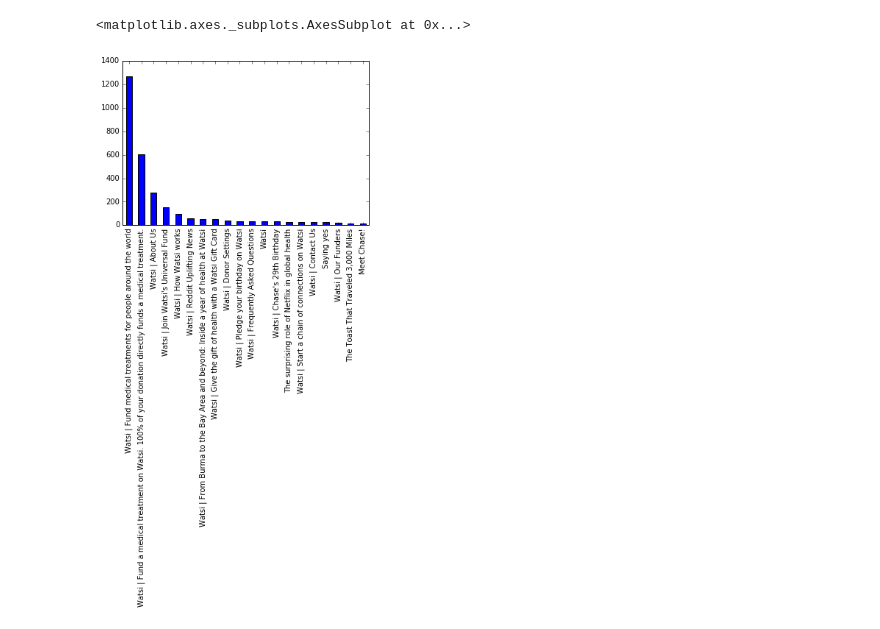
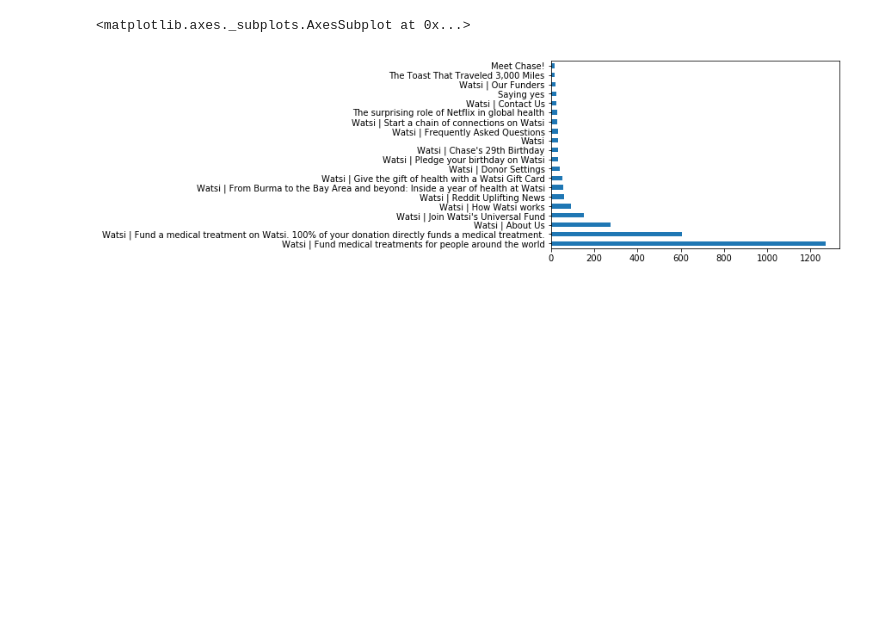
Before and after one commit to alcpinto/python-basics, a Jupyter notebook: notebooks/04analysis.ipynb, the cells around one changed output. Cells and saved outputs as stored; diff of their text form; code cells hidden in the pictures; blank space fills up the shorter version.

```diff
--- a/notebooks/04analysis.ipynb
+++ b/notebooks/04analysis.ipynb
@@ -34,10 +34,10 @@ The Toast That Traveled 3,000 Miles
 Meet Chase!                                                                                               16
 Name: title, dtype: int64
 # %%
-data['title'].value_counts()[:20].plot(kind='bar')
+data['title'].value_counts()[:20].plot(kind='barh')
 # %% [output]
 <matplotlib.axes._subplots.AxesSubplot at 0x...>
-[figure, old version]
+[figure, new version]
 # %%
 data['website_section'].value_counts()[0:15].plot(kind='bar')
 # %% [output]
```
Also changed, not shown: parts of 4 cells of this notebook, 3 other files.
